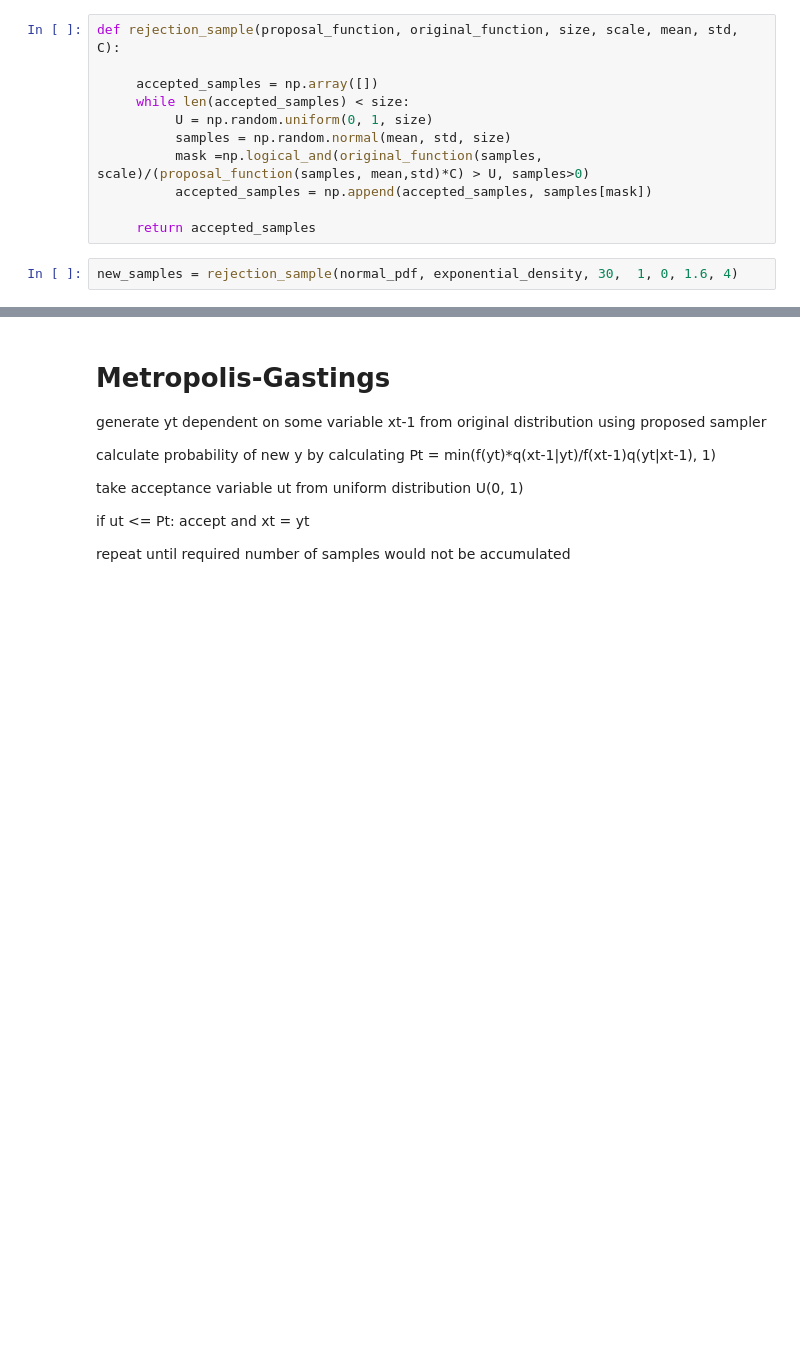
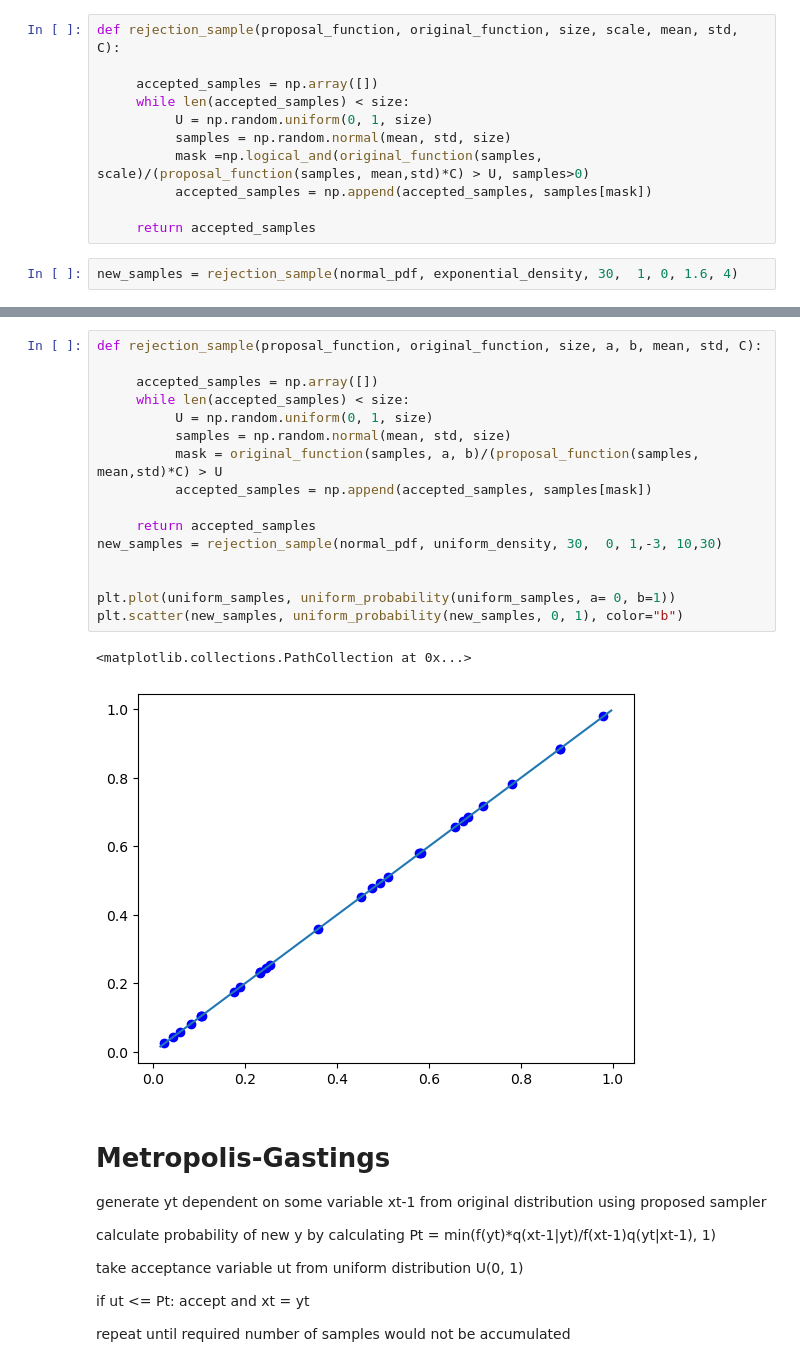
Before and after one commit to L-ED/MAI_optimization, a Jupyter notebook: lab7.ipynb, the cells around one changed output, grey strips where cells are left out. Drawn from its saved outputs; the diff is of its cells as text; blank space fills up the shorter version.

```diff
--- a/lab7.ipynb
+++ b/lab7.ipynb
@@ -82,3 +114,22 @@ plt.scatter(new_samples, exponential_density(new_samples, scale), color="b")
+# %%
+def rejection_sample(proposal_function, original_function, size, a, b, mean, std, C):
+
+     accepted_samples = np.array([])
+     while len(accepted_samples) < size:
+          U = np.random.uniform(0, 1, size)
+          samples = np.random.normal(mean, std, size)
+          mask = original_function(samples, a, b)/(proposal_function(samples, mean,std)*C) > U
+          accepted_samples = np.append(accepted_samples, samples[mask])
+
+     return accepted_samples
+new_samples = rejection_sample(normal_pdf, uniform_density, 30,  0, 1,-3, 10,30)
+
+
+plt.plot(uniform_samples, uniform_probability(uniform_samples, a= 0, b=1))
+plt.scatter(new_samples, uniform_probability(new_samples, 0, 1), color="b")
+# %% [output]
+<matplotlib.collections.PathCollection at 0x...>
+[figure, added]
 # %% [markdown]
 # Metropolis-Gastings
 
```
Also changed, not shown: parts of 25 cells of this notebook.
